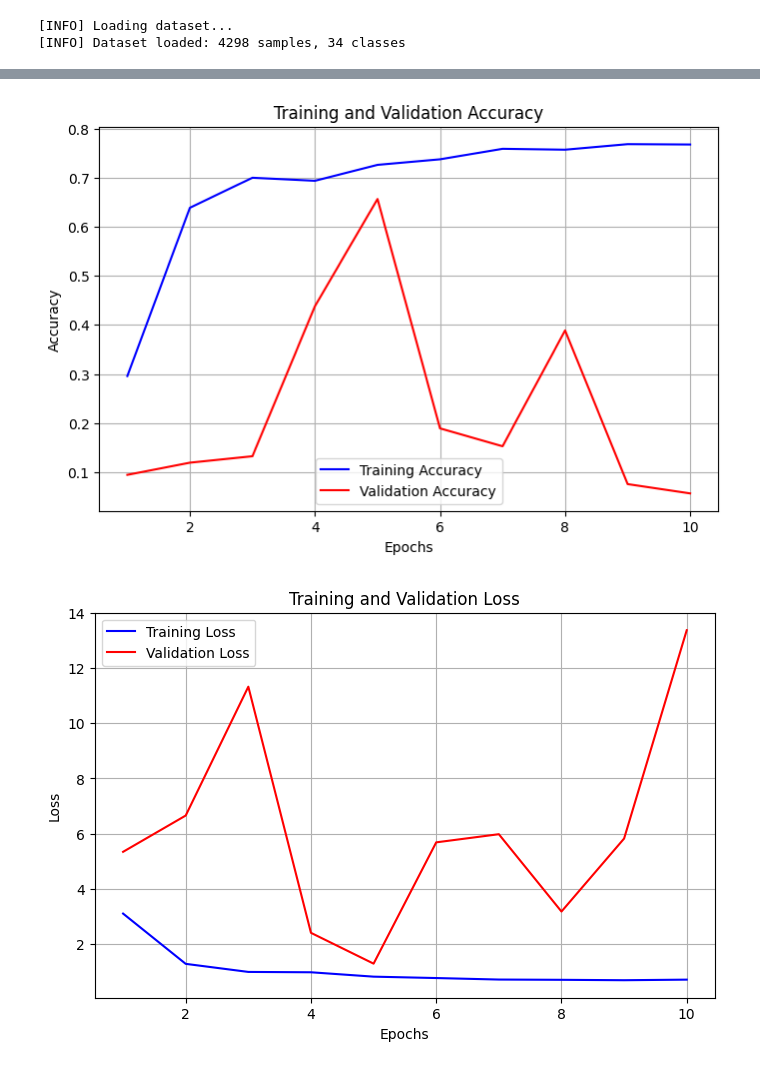
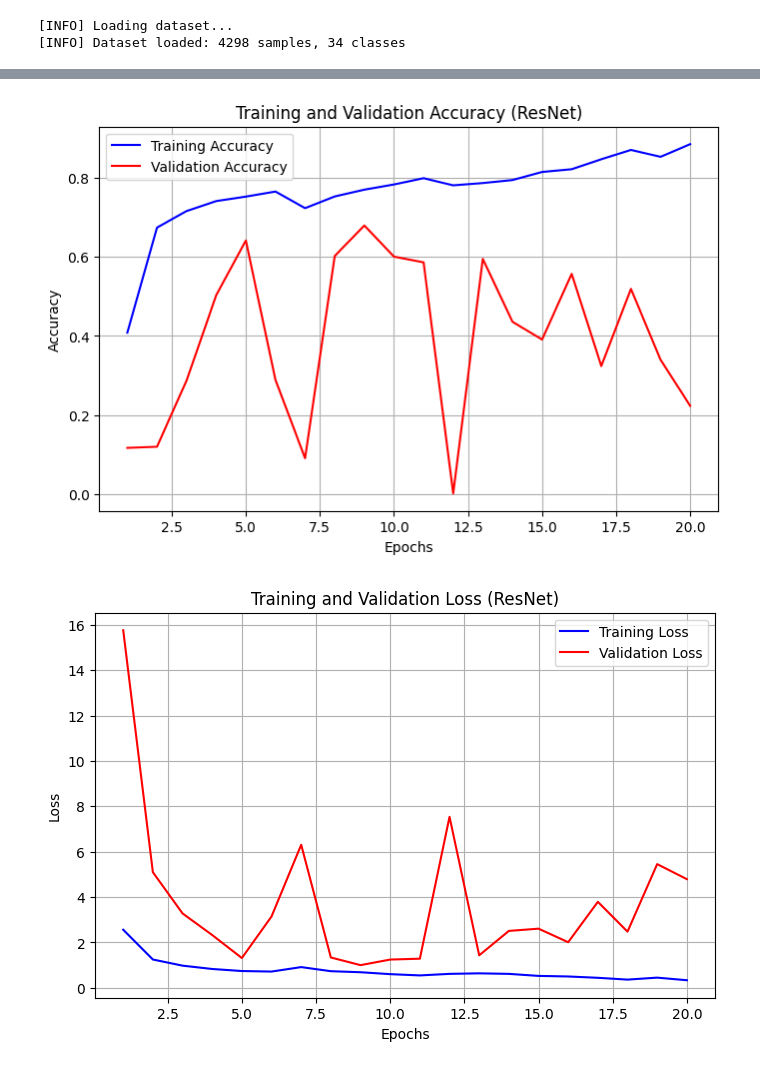
Before and after one commit to Mahaburalam/BOT2Vision-automated-hand-drawn-shapes-scoring, a Jupyter notebook: deep_learning/ResNet.ipynb, the cells around one changed output, grey strips where cells are left out. Saved outputs shown, nothing was run; the diff lists cells and outputs as text; code cells hidden in the pictures.

Commit message:
resNet improve accuracy and save report

```diff
--- a/deep_learning/ResNet.ipynb
+++ b/deep_learning/ResNet.ipynb
@@ -27,7 +21,7 @@ To enable the following instructions: AVX2 FMA, in other operations, rebuild Ten
 IMG_SIZE = 128
 DATA_PATH = "../Data/Scores"
 BATCH_SIZE = 32
-EPOCHS = 10
+EPOCHS = 20
 # %%
 X, y, class_names = [], [], []
 class_map = {}
@@ -92,5 +86,6 @@ y_cat = to_categorical(y_mapped, num_classes=len(unique_classes))
 # %%
 # Train-Test Split
 X_train, X_test, y_train, y_test = train_test_split(
-    X, y_cat, test_size=0.2, random_state=42, stratify=y
+    X, y_cat, test_size=0.2, random_state=42
 )
+print(f"[INFO] Train: {X_train.shape}, Test: {X_test.shape}")
@@ -223,29 +213,29 @@ print(classification_report(
 # %%
 # Plot Accuracy & Loss
 def plot_training(history):
     acc = history.history['accuracy']
     val_acc = history.history['val_accuracy']
     loss = history.history['loss']
     val_loss = history.history['val_loss']
     epochs = range(1, len(acc) + 1)
 
     plt.figure(figsize=(8, 5))
     plt.plot(epochs, acc, 'b-', label='Training Accuracy')
     plt.plot(epochs, val_acc, 'r-', label='Validation Accuracy')
-    plt.title('Training and Validation Accuracy')
+    plt.title('Training and Validation Accuracy (ResNet)')
     plt.xlabel('Epochs'); plt.ylabel('Accuracy')
     plt.legend(); plt.grid(True)
     plt.show()
 
     plt.figure(figsize=(8, 5))
     plt.plot(epochs, loss, 'b-', label='Training Loss')
     plt.plot(epochs, val_loss, 'r-', label='Validation Loss')
-    plt.title('Training and Validation Loss')
+    plt.title('Training and Validation Loss (ResNet)')
     plt.xlabel('Epochs'); plt.ylabel('Loss')
     plt.legend(); plt.grid(True)
     plt.show()
 
 plot_training(history)
 # %% [output]
-[figure, old version]
+[figure, new version]
-[figure, old version]
+[figure, new version]
```
Also changed, not shown: parts of 15 cells of this notebook, 10 other files.
